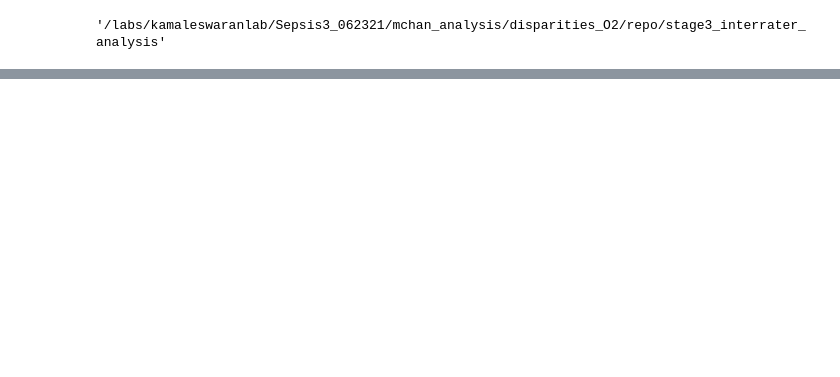
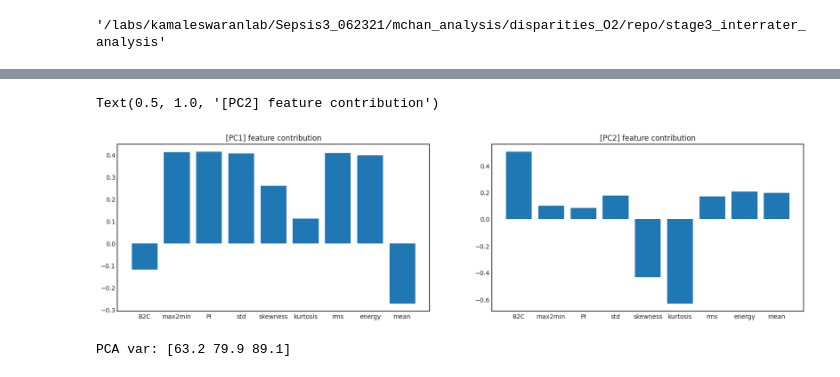
Before and after one commit to chanmi168/Occult-Hypoxemia-Analysis, a Jupyter notebook: stage3_interrater_analysis/interrater_analysis.ipynb, the cells around one changed output, grey strips where cells are left out. Cells and saved outputs as stored; diff of their text form; code cells hidden in the pictures; blank space fills up the shorter version.

```diff
--- a/stage3_interrater_analysis/interrater_analysis.ipynb
+++ b/stage3_interrater_analysis/interrater_analysis.ipynb
@@ -155 +172,19 @@ principalComponents_features = pca_features.fit_transform(features)
+# %%
+feature_weights = pca_features.components_
+# import matplotlib.pyplot as plt
+# # %matplotlib inline
+fig, (ax1,ax2) = plt.subplots(1,2, figsize=(20,5), dpi=100)
+ax1.bar(feature_names,feature_weights[0])
+ax1.set_title('[PC1] feature contribution')
+ax2.bar(feature_names,feature_weights[1])
+ax2.set_title('[PC2] feature contribution')
+# %% [output]
+Text(0.5, 1.0, '[PC2] feature contribution')
+[figure, added]
+# %%
+var_pca = np.cumsum(np.round(pca_features.explained_variance_ratio_, decimals=3)*100)
+print('PCA var:', var_pca)
+explained_var = var_pca[1]
+# %% [output]
+PCA var: [63.2 79.9 89.1]
 # %%
```
Also changed, not shown: parts of 72 cells of this notebook, 12 other files.
